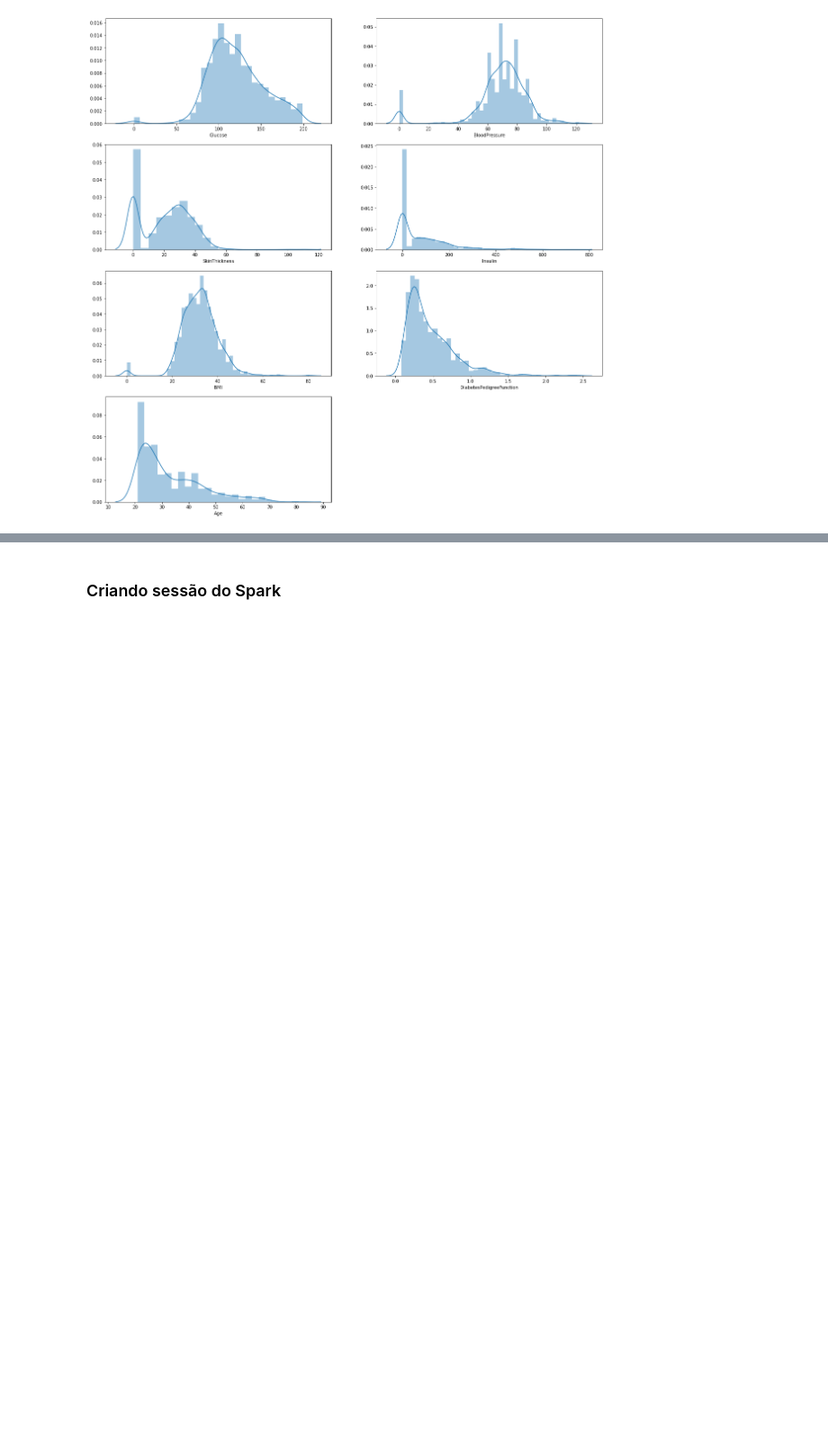
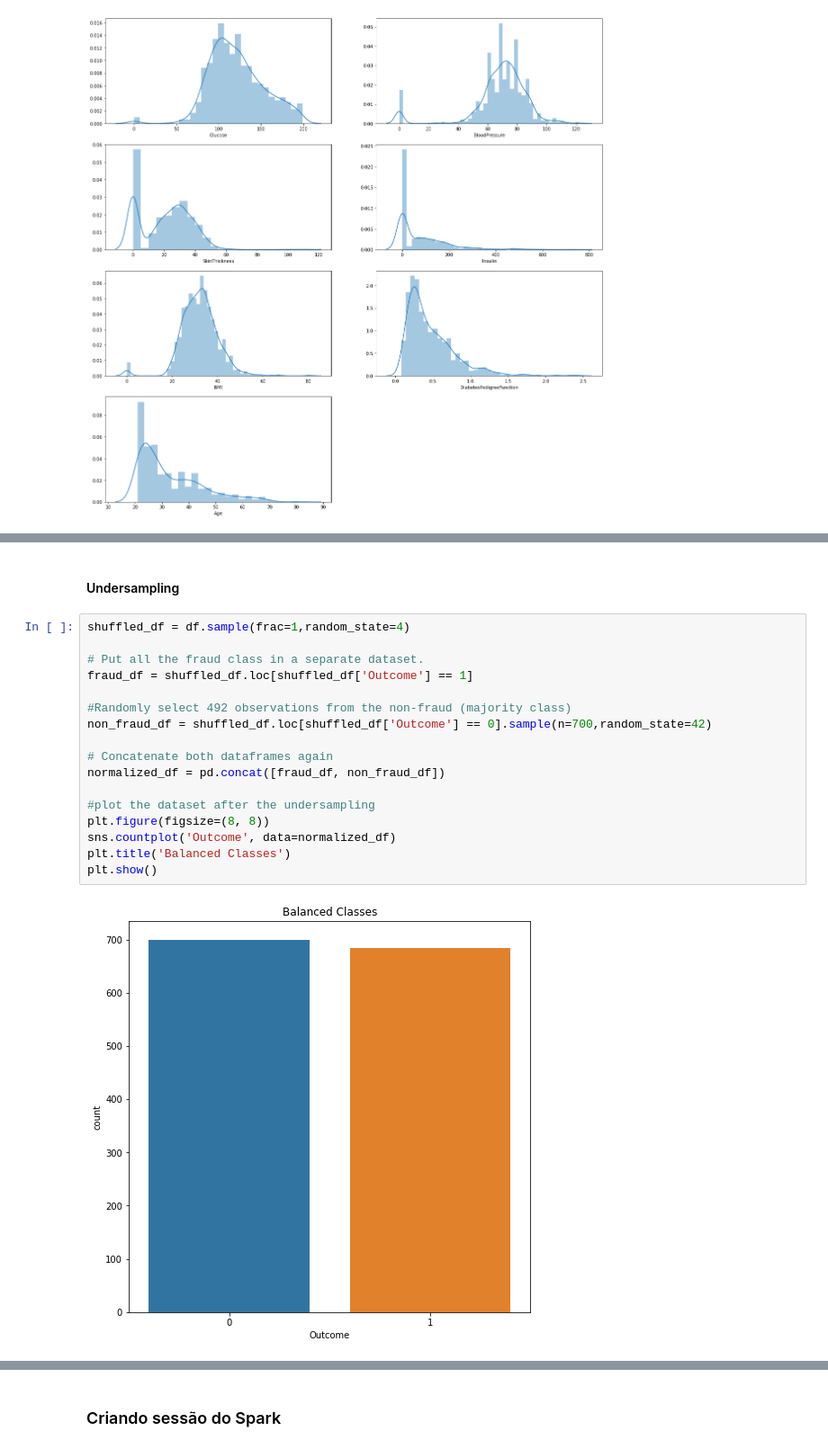
Before and after one commit to samuelpsouza/mmd-assignment, a Jupyter notebook: mr_classifiers.ipynb, the cells around one changed output, grey strips where cells are left out. Shown at 90% size. Drawn from its saved outputs; the diff is of its cells as text; blank space fills up the shorter version.

```diff
--- a/mr_classifiers.ipynb
+++ b/mr_classifiers.ipynb
@@ -28,0 +56,21 @@ for i,col in enumerate(df.drop(['Pregnancies','Outcome'],axis=1)):
+# %% [markdown]
+#### Undersampling
+# %%
+shuffled_df = df.sample(frac=1,random_state=4)
+
+# Put all the fraud class in a separate dataset.
+fraud_df = shuffled_df.loc[shuffled_df['Outcome'] == 1]
+
+#Randomly select 492 observations from the non-fraud (majority class)
+non_fraud_df = shuffled_df.loc[shuffled_df['Outcome'] == 0].sample(n=700,random_state=42)
+
+# Concatenate both dataframes again
+normalized_df = pd.concat([fraud_df, non_fraud_df])
+
+#plot the dataset after the undersampling
+plt.figure(figsize=(8, 8))
+sns.countplot('Outcome', data=normalized_df)
+plt.title('Balanced Classes')
+plt.show()
+# %% [output]
+[figure, added]
```
Also changed, not shown: parts of 22 cells of this notebook, 2 other files.
